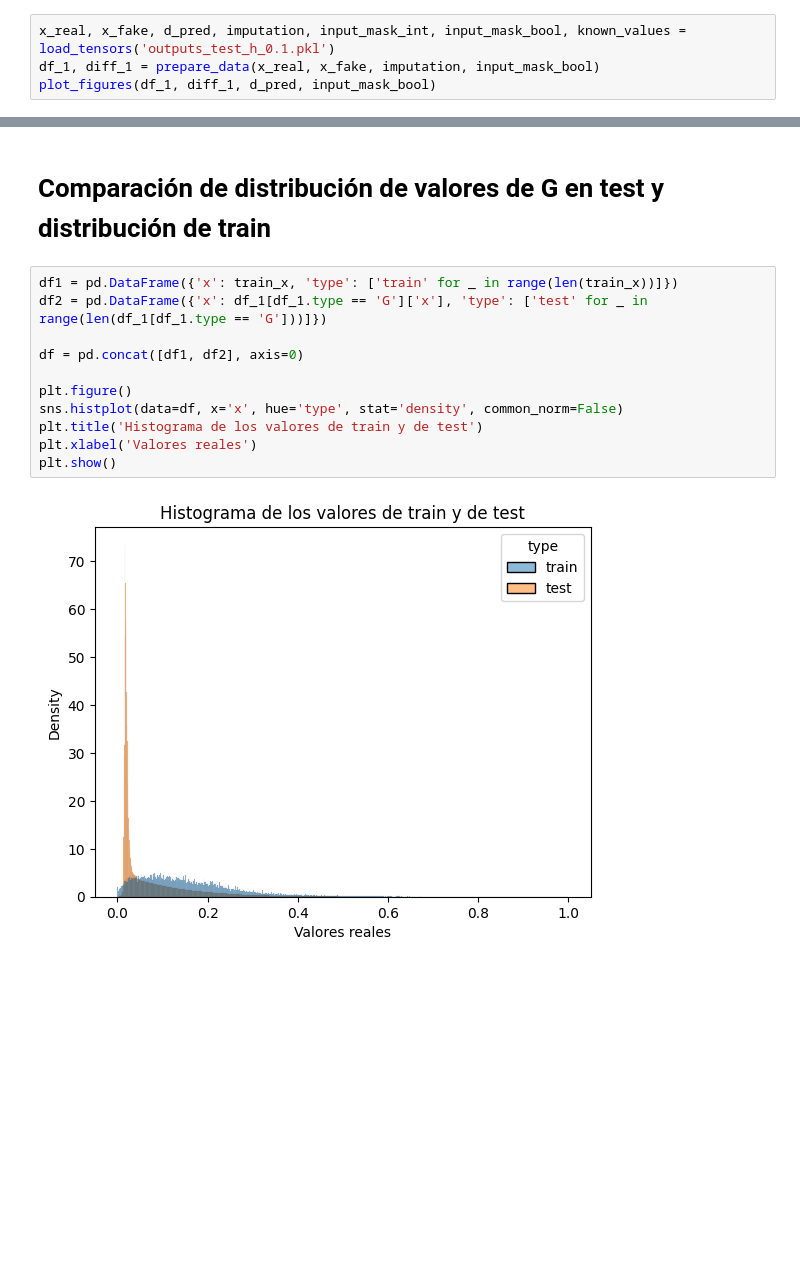
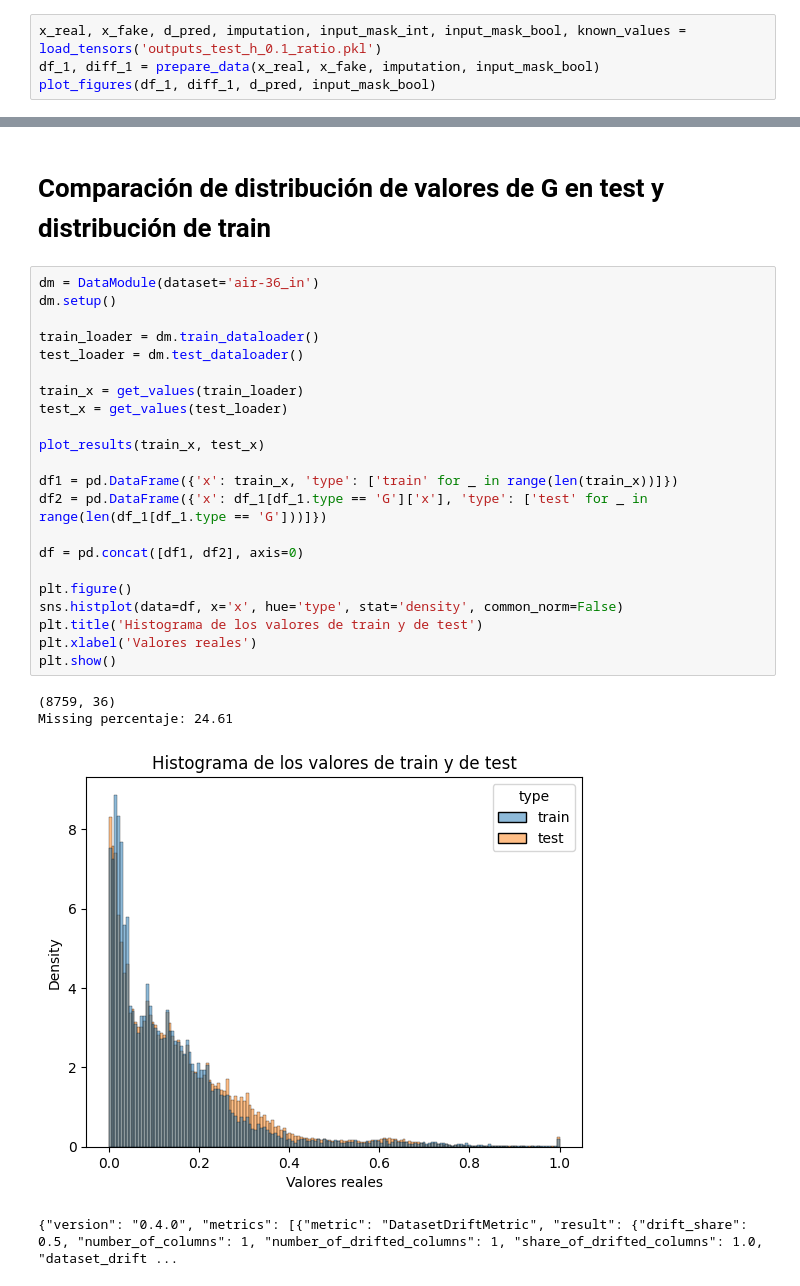
Before and after one commit to javiersgjavi/GNN-GAIN, a Jupyter notebook: test.ipynb, the cells around one changed output, grey strips where cells are left out. Saved outputs shown, nothing was run; the diff lists cells and outputs as text; blank space fills up the shorter version.

```diff
--- a/test.ipynb
+++ b/test.ipynb
@@ -143,5 +191,5 @@ plot_figures(df_9, diff_9, d_pred, input_mask_bool)
 # %%
-x_real, x_fake, d_pred, imputation, input_mask_int, input_mask_bool, known_values = load_tensors('outputs_test_h_0.1.pkl')
+x_real, x_fake, d_pred, imputation, input_mask_int, input_mask_bool, known_values = load_tensors('outputs_test_h_0.1_ratio.pkl')
 df_1, diff_1 = prepare_data(x_real, x_fake, imputation, input_mask_bool)
 plot_figures(df_1, diff_1, d_pred, input_mask_bool)
 # %% [output]
@@ -237,15 +324,29 @@ Missing percentaje: 25.06
 # %% [markdown]
 # Comparación de distribución de valores de G en test y distribución de train
 # %%
+dm = DataModule(dataset='air-36_in')
+dm.setup()
+
+train_loader = dm.train_dataloader()
+test_loader = dm.test_dataloader()
+
+train_x = get_values(train_loader)
+test_x = get_values(test_loader)
+
+plot_results(train_x, test_x)
+
 df1 = pd.DataFrame({'x': train_x, 'type': ['train' for _ in range(len(train_x))]})
 df2 = pd.DataFrame({'x': df_1[df_1.type == 'G']['x'], 'type': ['test' for _ in range(len(df_1[df_1.type == 'G']))]})
 
 df = pd.concat([df1, df2], axis=0)
 
 plt.figure()
 sns.histplot(data=df, x='x', hue='type', stat='density', common_norm=False)
 plt.title('Histograma de los valores de train y de test')
 plt.xlabel('Valores reales')
 plt.show()
 # %% [output]
+(8759, 36)
+Missing percentaje: 24.61
-[figure, old version]
+[figure, new version]
+{"version": "0.4.0", "metrics": [{"metric": "DatasetDriftMetric", "result": {"drift_share": 0.5, "number_of_columns": 1, "number_of_drifted_columns": 1, "share_of_drifted_columns": 1.0, "dataset_drift ...
```
Also changed, not shown: parts of 26 cells of this notebook, 5 other files.
